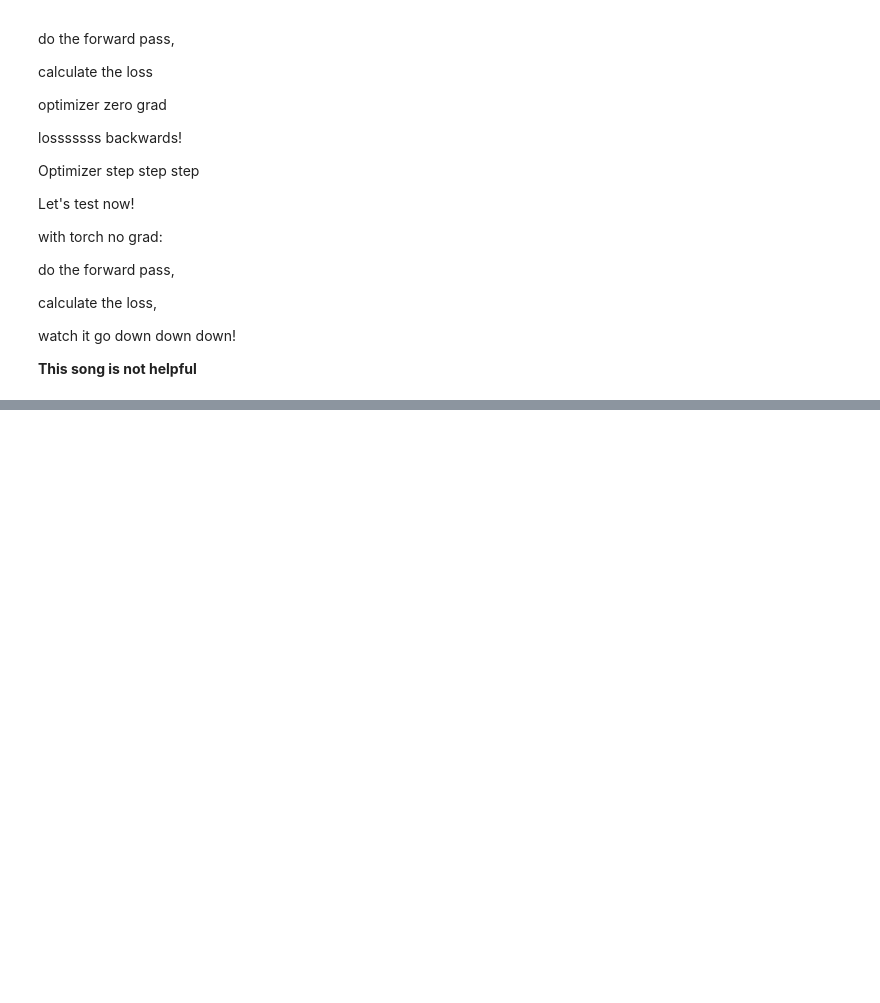
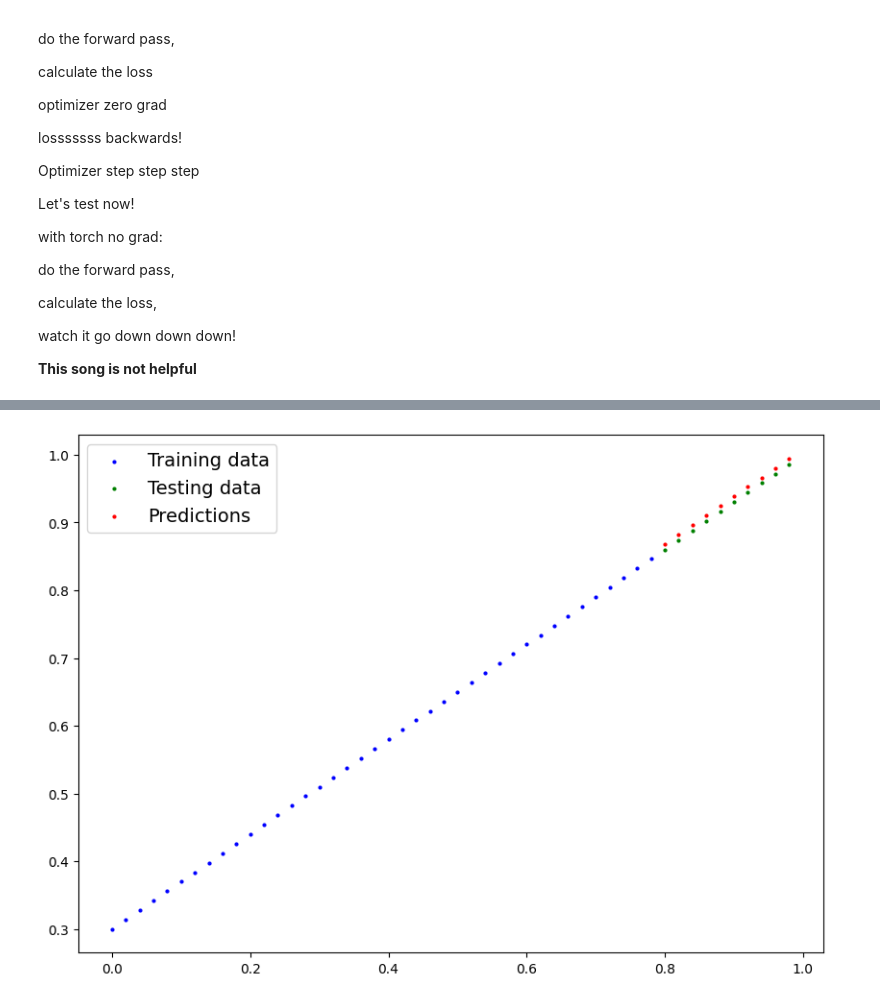
Before and after one commit to JustinTrannn/learningPytorch, a Jupyter notebook: 01_Pytorch_Workflow.ipynb, the cells around one changed output, grey strips where cells are left out. Cells and saved outputs as stored; diff of their text form; code cells hidden in the pictures; blank space fills up the shorter version.

```diff
--- a/01_Pytorch_Workflow.ipynb
+++ b/01_Pytorch_Workflow.ipynb
@@ -361,0 +438,7 @@ for epoch in range(epochs):
+# %%
+with torch.inference_mode():
+    new_y_preds = model_0(X_test)
+# %%
+plot_predictions(predictions = new_y_preds)
+# %% [output]
+[figure, added]
```
Also changed, not shown: parts of 4 cells of this notebook.
